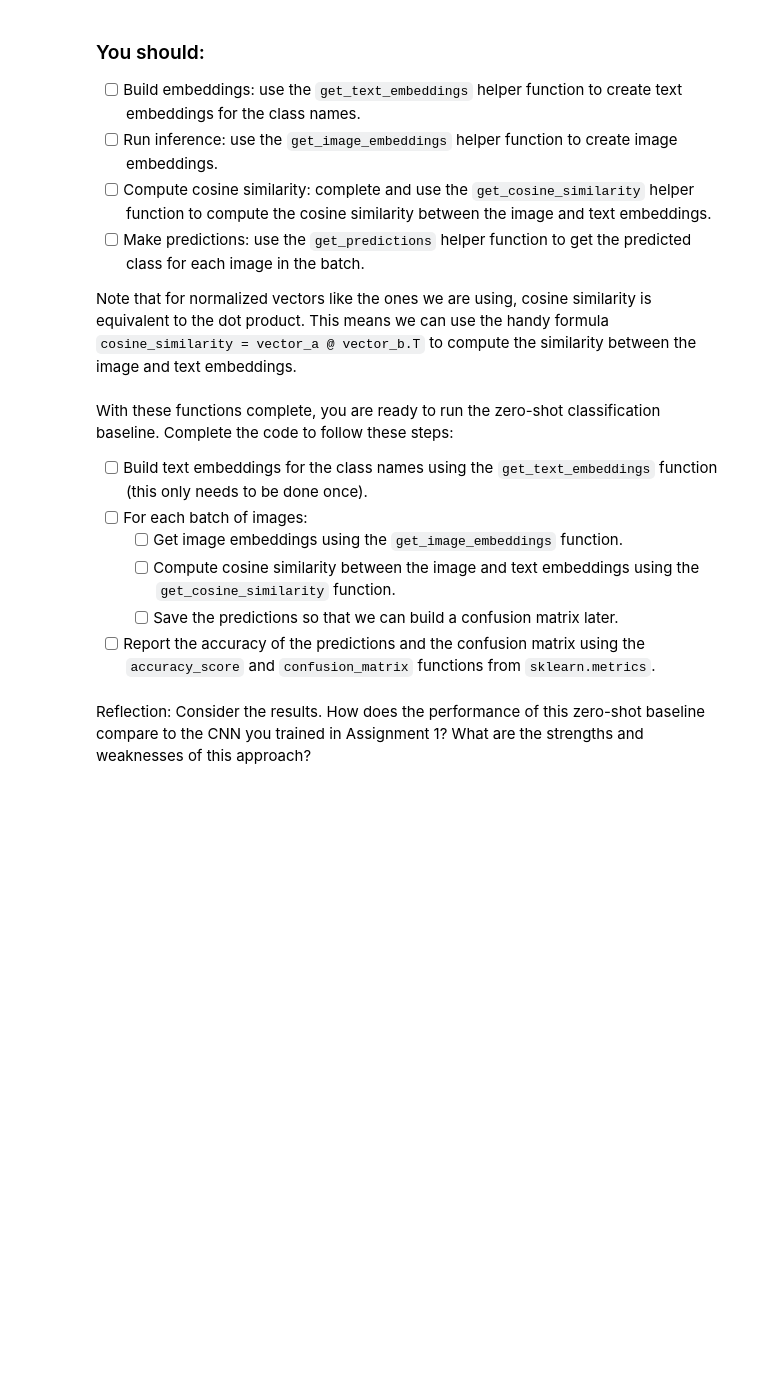
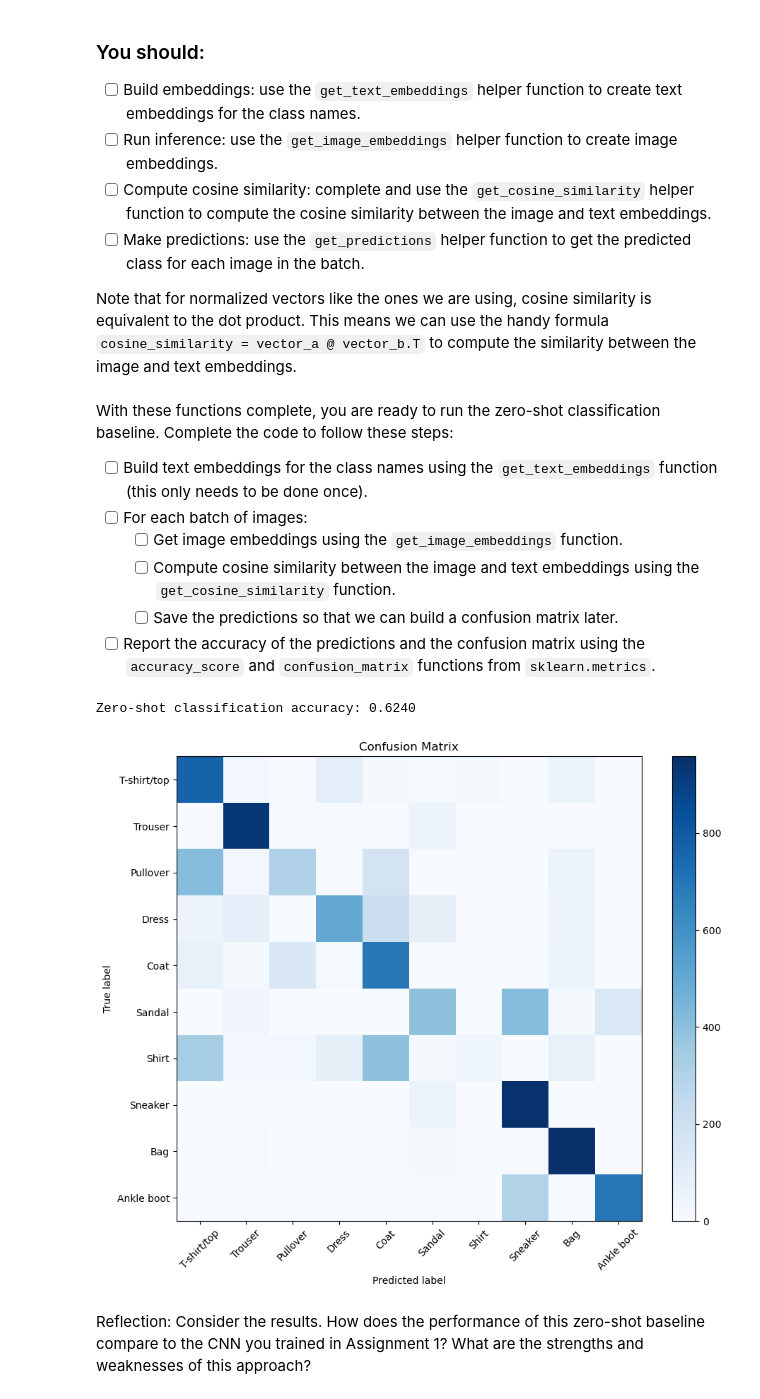
Before and after one commit to yankyylankyy/deep_learning, a Jupyter notebook: 02_activities/assignments/assignment_2.ipynb, the cells around one changed output. Drawn from its saved outputs; the diff is of its cells as text; code cells hidden in the pictures; blank space fills up the shorter version.

```diff
--- a/02_activities/assignments/assignment_2.ipynb
+++ b/02_activities/assignments/assignment_2.ipynb
@@ -96,8 +96,8 @@ def collate_clip(batch):
     # Send pixel_values to GPU/CPU now; labels stay on CPU for metrics
     return proc["pixel_values"].to(device), torch.tensor(labels)
 
-test_dataset = # Complete
-test_loader = # Complete
+test_dataset = datasets.FashionMNIST(root="./data", train=False, download=True)
+test_loader = DataLoader(test_dataset, batch_size=16, shuffle=True, collate_fn=collate_clip)
 # %% [markdown]
 If your code is correct, the following cell should show the first batch of images from the Fashion-MNIST dataset:
 # %%
@@ -194,7 +196,7 @@ def get_cosine_similarity(image_feats: torch.Tensor, text_feats: torch.Tensor) -
     text_feats = text_feats.cpu()    # Ensure text features are on CPU
 
     # Compute cosine similarity, which is the dot product of normalized vectors
-    return # Complete
+    return (image_feats @ text_feats.T).numpy()
 
 def get_predictions(similarity: np.ndarray) -> np.ndarray:
     """
@@ -205,7 +207,7 @@ def get_predictions(similarity: np.ndarray) -> np.ndarray:
         numpy.ndarray: Predicted class indices for each image, shape (N,).
     """
     # Get the index of the maximum similarity for each image
-    return # Complete
+    return np.argmax(similarity, axis=1)
 # %% [markdown]
 With these functions complete, you are ready to run the zero-shot classification baseline. Complete the code to follow these steps:
 
@@ -218,26 +220,48 @@ With these functions complete, you are ready to run the zero-shot classification
 # %%
 from sklearn.metrics import accuracy_score, confusion_matrix
 
 y_true, y_pred = [], []
 
+# Build text embeddings for the class names (only needs to be done once)
+text_embeddings = get_text_embeddings(CLASS_NAMES)
+
 for pixel_values, labels in test_loader:
+    # Get image embeddings
+    image_embeddings = get_image_embeddings(pixel_values)
+
+    # Compute cosine similarity between image and text embeddings
+    similarity = get_cosine_similarity(image_embeddings, text_embeddings)
+
+    # Get predictions
+    predictions = get_predictions(similarity)
+
+    # Save predictions and true labels for confusion matrix
+    y_true.extend(labels.numpy())
+    y_pred.extend(predictions)
 
 # Report the accuracy of the predictions
+accuracy = accuracy_score(y_true, y_pred)
+print(f"Zero-shot classification accuracy: {accuracy:.4f}")
 
 # Report the confusion matrix
 def plot_confusion_matrix(y_true, y_pred, class_names):
     cm = confusion_matrix(y_true, y_pred)
     plt.figure(figsize=(10, 8))
     plt.imshow(cm, interpolation='nearest', cmap=plt.cm.Blues)
     plt.title('Confusion Matrix')
     plt.colorbar()
     tick_marks = np.arange(len(class_names))
     plt.xticks(tick_marks, class_names, rotation=45)
     plt.yticks(tick_marks, class_names)
     plt.ylabel('True label')
     plt.xlabel('Predicted label')
     plt.tight_layout()
     plt.show()
+
+plot_confusion_matrix(y_true, y_pred, CLASS_NAMES)
+# %% [output]
+Zero-shot classification accuracy: 0.6240
+[figure, added]
 # %% [markdown]
 Reflection: Consider the results. How does the performance of this zero-shot baseline compare to the CNN you trained in Assignment 1? What are the strengths and weaknesses of this approach?
 # %% [markdown]
```
Also changed, not shown: parts of 6 cells of this notebook.
